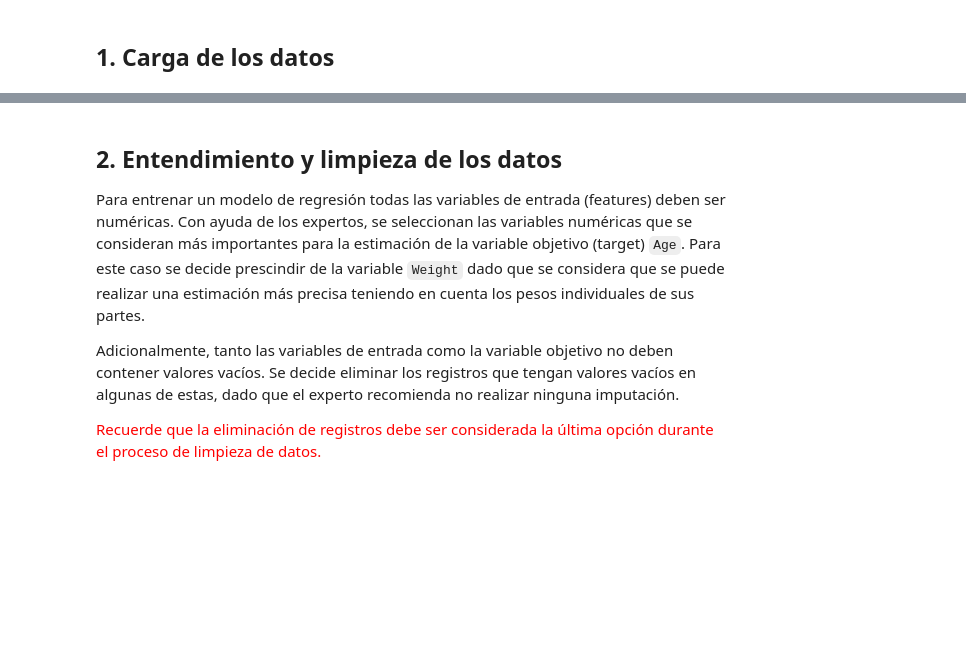
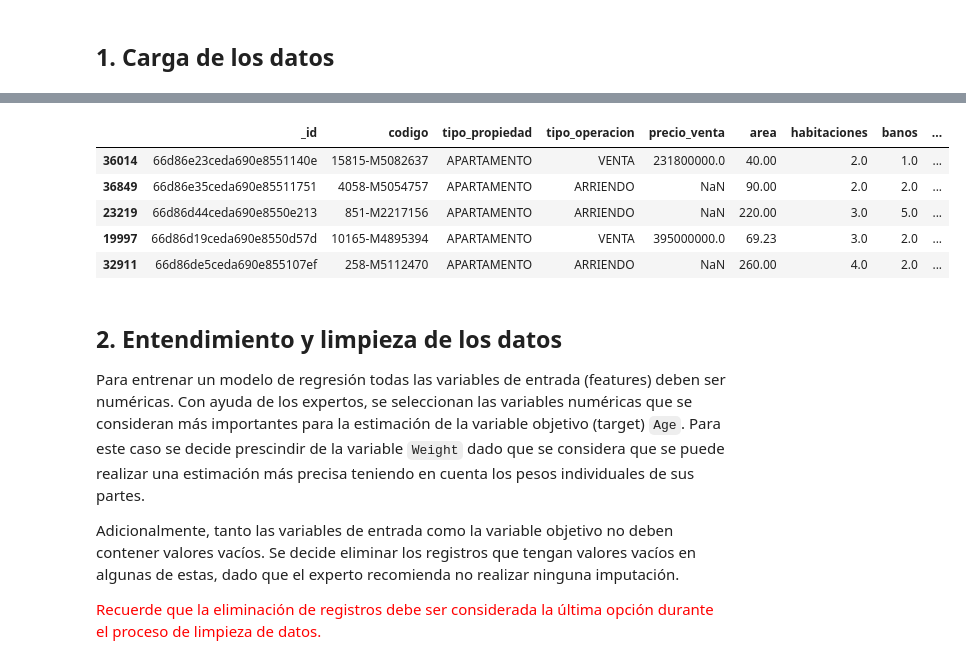
Before and after one commit to amrios80/linear-regression-tutorial, a Jupyter notebook: crabs/linear-regression-aptos.ipynb, the cells around one changed output, grey strips where cells are left out. Saved outputs shown, nothing was run; the diff lists cells and outputs as text; code cells hidden in the pictures; blank space fills up the shorter version.

```diff
--- a/crabs/linear-regression-aptos.ipynb
+++ b/crabs/linear-regression-aptos.ipynb
@@ -43,5 +43,6 @@ import scipy.stats as stats
 # %%
 pd.set_option("display.max_columns", None)
 pd.set_option("display.max_rows", 50)
+pd.set_option('display.float_format', '{:.2f}'.format)
 # %% [markdown]
 ## 1. Carga de los datos
@@ -50 +49,5 @@ crabs_df = pd.read_csv("./data/CrabAgePrediction.csv")
+# %%
+dataset_url="https://github.com/amrios80/linear-regression-tutorial/raw/refs/heads/master/crabs/data/apartamentos.zip"
+apto_df = pd.read_csv(dataset_url, compression="zip")
+#crabs_df = pd.read_csv("./data/CrabAgePrediction.csv")
 # %%
@@ -54,5 +78,12 @@ crabs_df.dtypes
 # %%
-crabs_df.sample(5)
+apto_df.sample(5)
+# %% [output]
+|  | _id | codigo | tipo_propiedad | tipo_operacion | precio_venta | area | habitaciones | banos | ... |
+| 36014 | 66d86e23ceda690e8551140e | 15815-M5082637 | APARTAMENTO | VENTA | 231800000.0 | 40.00 | 2.0 | 1.0 | ... |
+| 36849 | 66d86e35ceda690e85511751 | 4058-M5054757 | APARTAMENTO | ARRIENDO | NaN | 90.00 | 2.0 | 2.0 | ... |
+| 23219 | 66d86d44ceda690e8550e213 | 851-M2217156 | APARTAMENTO | ARRIENDO | NaN | 220.00 | 3.0 | 5.0 | ... |
+| 19997 | 66d86d19ceda690e8550d57d | 10165-M4895394 | APARTAMENTO | VENTA | 395000000.0 | 69.23 | 3.0 | 2.0 | ... |
+| 32911 | 66d86de5ceda690e855107ef | 258-M5112470 | APARTAMENTO | ARRIENDO | NaN | 260.00 | 4.0 | 2.0 | ... |
 # %% [markdown]
 ## 2. Entendimiento y limpieza de los datos
 
```
Also changed, not shown: parts of 6 cells of this notebook.
